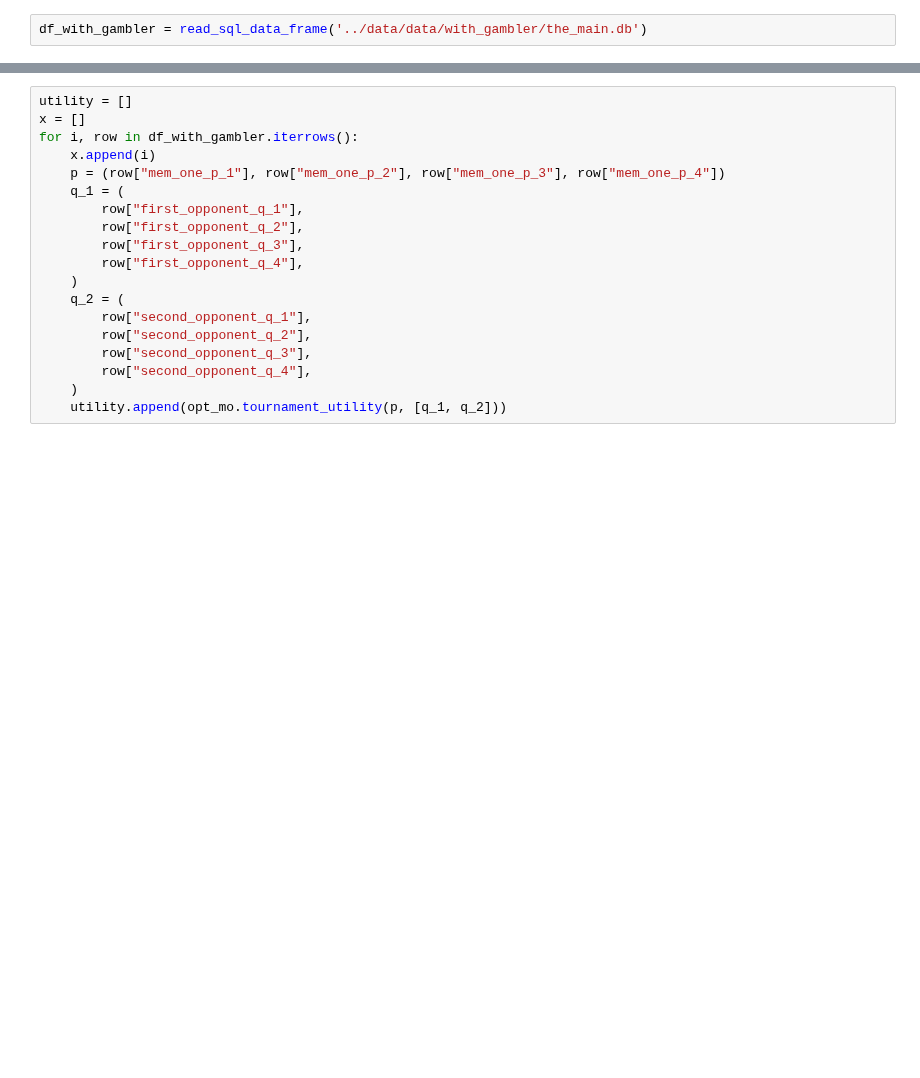
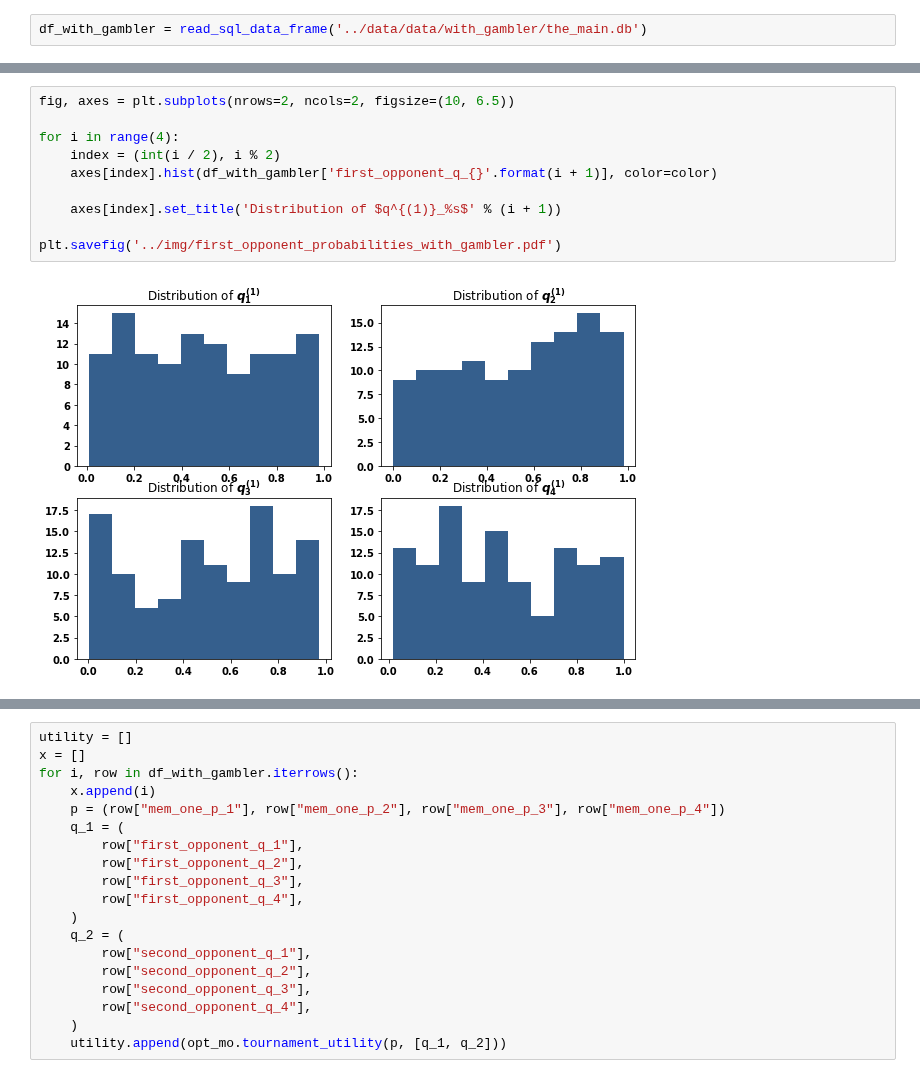
Before and after one commit to Nikoleta-v3/Memory-size-in-the-prisoners-dilemma, a Jupyter notebook: nbs/3. Numerical experiments.ipynb, the cells around one changed output, grey strips where cells are left out. Drawn from its saved outputs; the diff is of its cells as text; blank space fills up the shorter version.

```diff
--- a/nbs/3. Numerical experiments.ipynb
+++ b/nbs/3. Numerical experiments.ipynb
@@ -297,0 +311,12 @@ df_with_gambler = read_sql_data_frame('../data/data/with_gambler/the_main.db')
+# %%
+fig, axes = plt.subplots(nrows=2, ncols=2, figsize=(10, 6.5))
+
+for i in range(4):
+    index = (int(i / 2), i % 2)
+    axes[index].hist(df_with_gambler['first_opponent_q_{}'.format(i + 1)], color=color)
+
+    axes[index].set_title('Distribution of $q^{(1)}_%s$' % (i + 1))
+
+plt.savefig('../img/first_opponent_probabilities_with_gambler.pdf')
+# %% [output]
+[figure, added]
```
Also changed, not shown: parts of 3 cells of this notebook, 2 other files.
